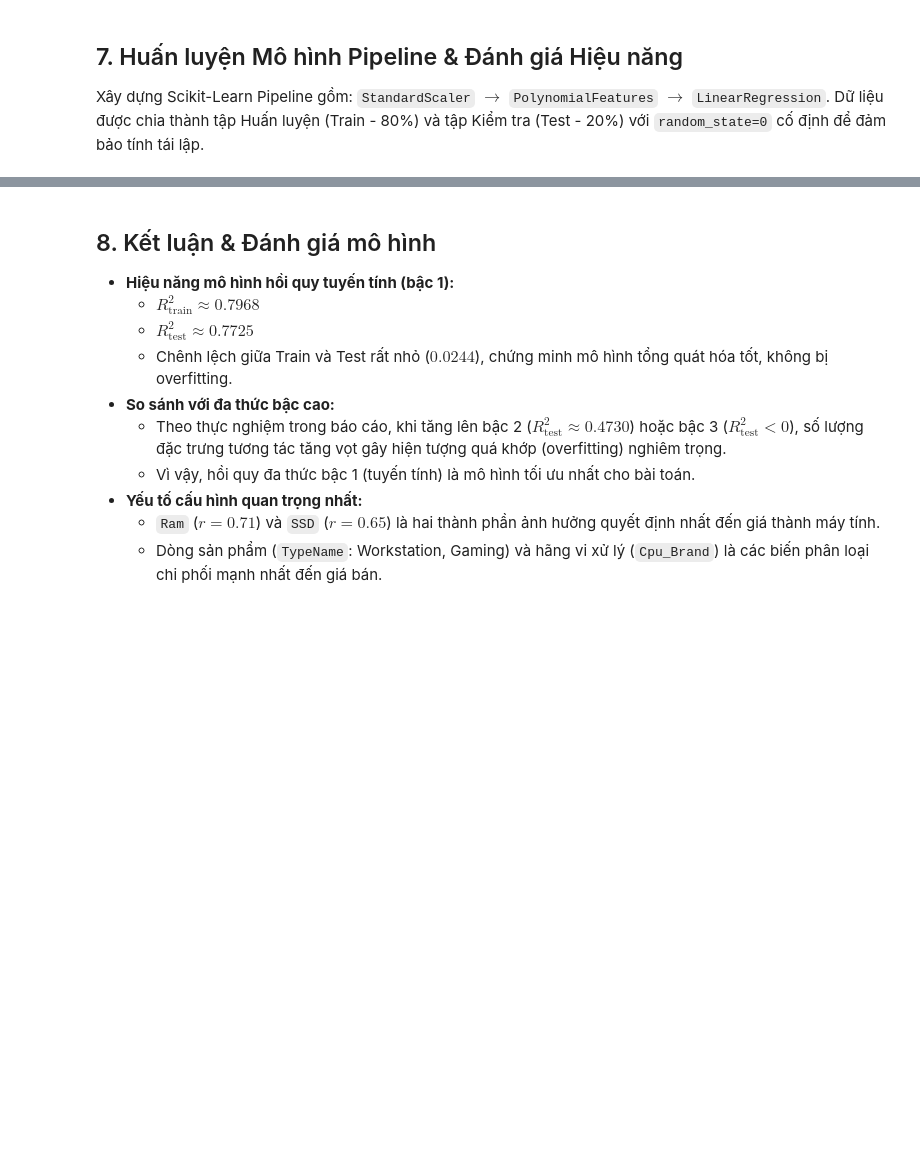
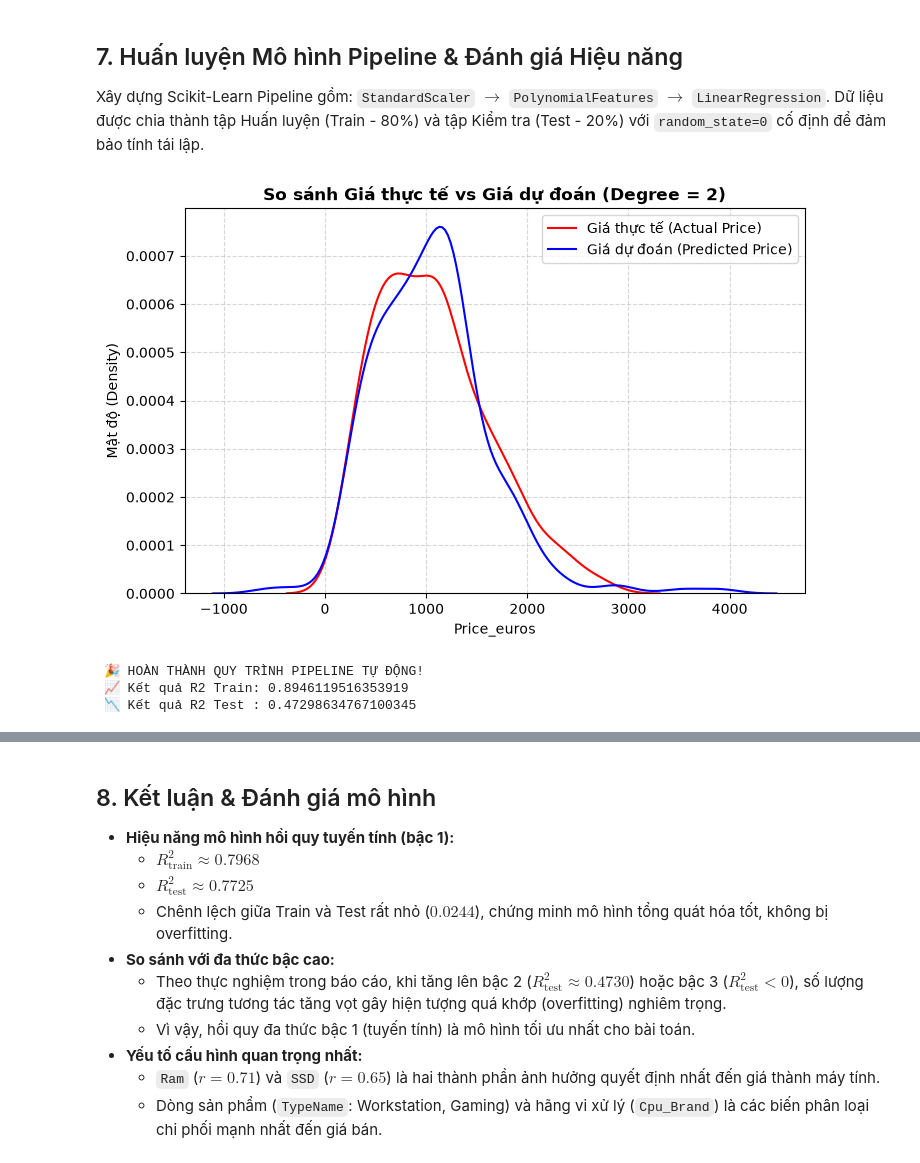
Before and after one commit to vanthom04/ie313-laptop-price-prediction, a Jupyter notebook: demo.ipynb, the cells around one changed output, grey strips where cells are left out. Drawn from its saved outputs; the diff is of its cells as text; code cells hidden in the pictures; blank space fills up the shorter version.

```diff
--- a/demo.ipynb
+++ b/demo.ipynb
@@ -230,3 +230,13 @@ procesed_df = preprocess_data(
 
 Xây dựng Scikit-Learn Pipeline gồm: `StandardScaler` $\rightarrow$ `PolynomialFeatures` $\rightarrow$ `LinearRegression`.
 Dữ liệu được chia thành tập Huấn luyện (Train - 80%) và tập Kiểm tra (Test - 20%) với `random_state=0` cố định để đảm bảo tính tái lập.
+# %%
+r2_train, r2_test=train_data_pipeline(procesed_df, degree=2, target=TARGET_COL)
+print(" 🎉 HOÀN THÀNH QUY TRÌNH PIPELINE TỰ ĐỘNG!")
+print(f" 📈 Kết quả R2 Train: {r2_train}")
+print(f" 📉 Kết quả R2 Test : {r2_test}")
+# %% [output]
+[figure, added]
+ 🎉 HOÀN THÀNH QUY TRÌNH PIPELINE TỰ ĐỘNG!
+ 📈 Kết quả R2 Train: 0.8946119516353919
+ 📉 Kết quả R2 Test : 0.47298634767100345
```
Also changed, not shown: parts of 2 cells of this notebook.
